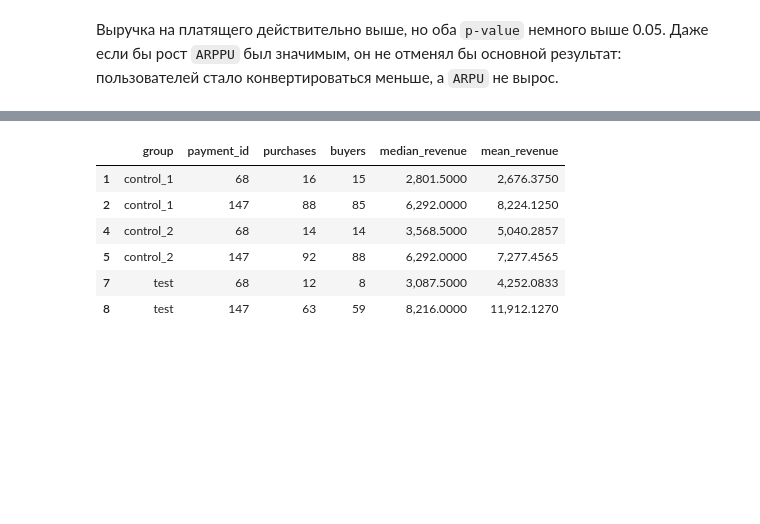
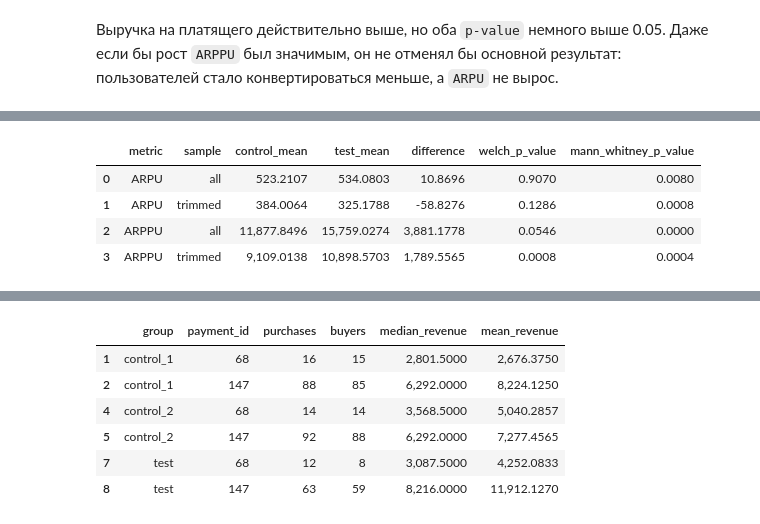
Before and after one commit to sureasguuds9-prog/karpov-courses-projects, a Jupyter notebook: project-3-premium-price-ab-test/notebooks/project_3_variant_3.ipynb, the cells around one changed output, grey strips where cells are left out. Saved outputs shown, nothing was run; the diff lists cells and outputs as text; code cells hidden in the pictures; blank space fills up the shorter version.

Commit message:
Add robust outlier sensitivity analysis to project 3

```diff
--- a/project-3-premium-price-ab-test/notebooks/project_3_variant_3.ipynb
+++ b/project-3-premium-price-ab-test/notebooks/project_3_variant_3.ipynb
@@ -1010,0 +1084,98 @@ arppu_results
+# %%
+control_trimmed = control_group[
+    control_group["total_revenue"] <= revenue_cutoff
+]["total_revenue"]
+test_trimmed = test_group[
+    test_group["total_revenue"] <= revenue_cutoff
+]["total_revenue"]
+
+control_payers_trimmed = control_payers[~control_outliers]
+test_payers_trimmed = test_payers[~test_outliers]
+
+raw_arpu_welch = stats.ttest_ind(
+    test_group["total_revenue"],
+    control_group["total_revenue"],
+    equal_var=False,
+)
+trimmed_arpu_welch = stats.ttest_ind(
+    test_trimmed,
+    control_trimmed,
+    equal_var=False,
+)
+raw_arppu_welch = stats.ttest_ind(
+    test_payers,
+    control_payers,
+    equal_var=False,
+)
+trimmed_arppu_welch = stats.ttest_ind(
+    test_payers_trimmed,
+    control_payers_trimmed,
+    equal_var=False,
+)
+
+raw_arpu_mw = stats.mannwhitneyu(
+    test_group["total_revenue"],
+    control_group["total_revenue"],
+    alternative="two-sided",
+)
+trimmed_arpu_mw = stats.mannwhitneyu(
+    test_trimmed,
+    control_trimmed,
+    alternative="two-sided",
+)
+raw_arppu_mw = stats.mannwhitneyu(
+    test_payers,
+    control_payers,
+    alternative="two-sided",
+)
+trimmed_arppu_mw = stats.mannwhitneyu(
+    test_payers_trimmed,
+    control_payers_trimmed,
+    alternative="two-sided",
+)
+
+sensitivity_results = pd.DataFrame(
+    {
+        "metric": ["ARPU", "ARPU", "ARPPU", "ARPPU"],
+        "sample": ["all", "trimmed", "all", "trimmed"],
+        "control_mean": [
+            control_group["total_revenue"].mean(),
+            control_trimmed.mean(),
+            control_payers.mean(),
+            control_payers_trimmed.mean(),
+        ],
+        "test_mean": [
+            test_group["total_revenue"].mean(),
+            test_trimmed.mean(),
+            test_payers.mean(),
+            test_payers_trimmed.mean(),
+        ],
+        "difference": [
+            test_group["total_revenue"].mean()
+            - control_group["total_revenue"].mean(),
+            test_trimmed.mean() - control_trimmed.mean(),
+            test_payers.mean() - control_payers.mean(),
+            test_payers_trimmed.mean() - control_payers_trimmed.mean(),
+        ],
+        "welch_p_value": [
+            raw_arpu_welch.pvalue,
+            trimmed_arpu_welch.pvalue,
+            raw_arppu_welch.pvalue,
+            trimmed_arppu_welch.pvalue,
+        ],
+        "mann_whitney_p_value": [
+            raw_arpu_mw.pvalue,
+            trimmed_arpu_mw.pvalue,
+            raw_arppu_mw.pvalue,
+            trimmed_arppu_mw.pvalue,
+        ],
+    }
+)
+
+sensitivity_results
+# %% [output]
+|  | metric | sample | control_mean | test_mean | difference | welch_p_value | mann_whitney_p_value |
+| 0 | ARPU | all | 523.2107 | 534.0803 | 10.8696 | 0.9070 | 0.0080 |
+| 1 | ARPU | trimmed | 384.0064 | 325.1788 | -58.8276 | 0.1286 | 0.0008 |
+| 2 | ARPPU | all | 11,877.8496 | 15,759.0274 | 3,881.1778 | 0.0546 | 0.0000 |
+| 3 | ARPPU | trimmed | 9,109.0138 | 10,898.5703 | 1,789.5565 | 0.0008 | 0.0004 |
```
Also changed, not shown: parts of 10 cells of this notebook, 3 other files.
